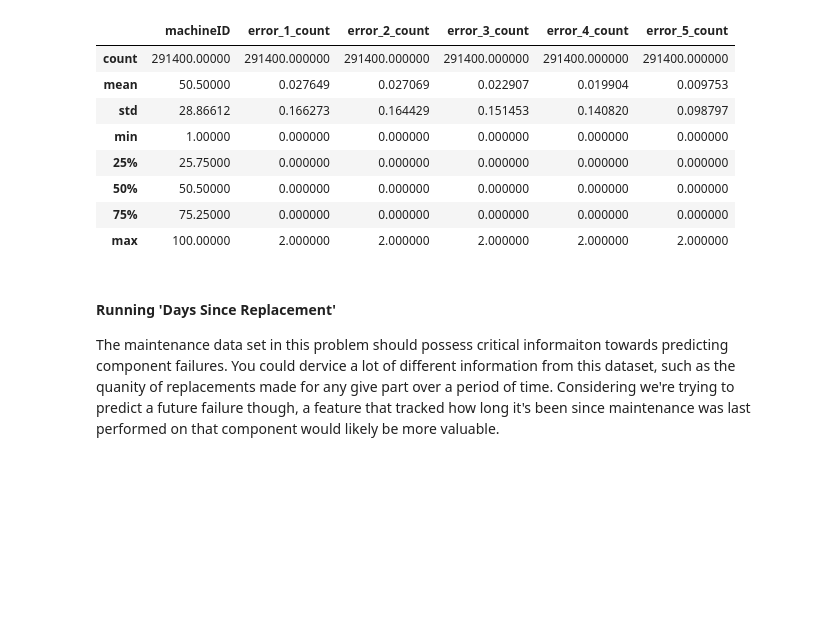
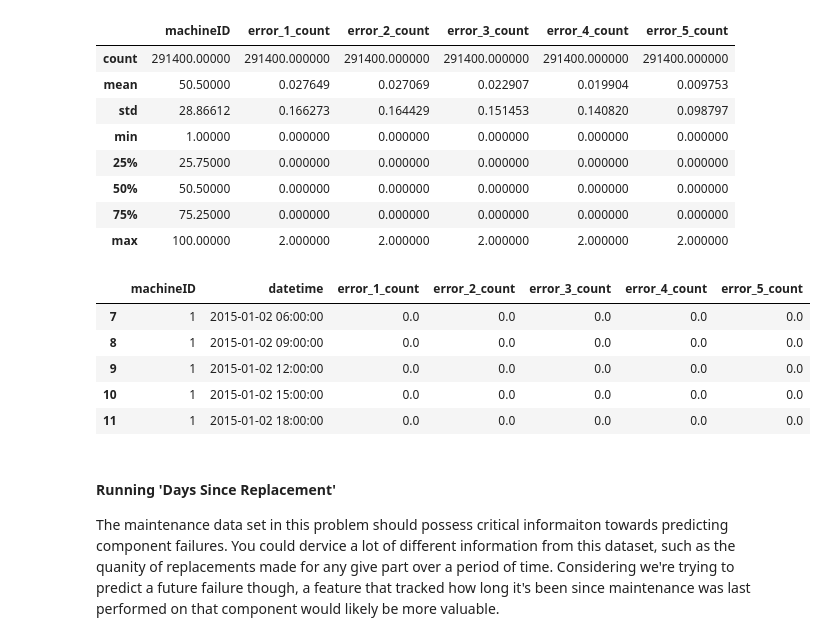
Before and after one commit to 55thSwiss/Kaggle, a Jupyter notebook: MPred/MPred_v2.ipynb, the cells around one changed output. Cells and saved outputs as stored; diff of their text form; code cells hidden in the pictures; blank space fills up the shorter version.

```diff
--- a/MPred/MPred_v2.ipynb
+++ b/MPred/MPred_v2.ipynb
@@ -576,17 +565,19 @@ errorIndex.head()
 temp = []
 features = ['error_%d' % i for i in range(1,6)]
 for column in features:
-    temp.append(pd.pivot_table(errorIndex, index='datetime',
+    temp.append(pd.pivot_table(errorFeatures, index='datetime',
                                columns='machineID', values=column).rolling(window = 24,
                                                                        center = False).sum().resample('3H',
                                                                                                       closed='left',
                                                                                                       label='right',
                                                                                                       how='first').unstack())
-errorIndex = pd.concat(temp, axis = 1)
-errorIndex.columns = [n + '_count' for n in features]
-errorIndex.reset_index(inplace = True)
-errorIndex = errorIndex.dropna()
-errorIndex.describe()
+    # create time slots matching 'sensorData', which is the most complete, and fill empty cells with 0.
+errorFeatures = sensorData[['datetime', 'machineID']].merge(errorFeatures, on=['machineID', 'datetime'], how='left').fillna(0.0)
+errorFeatures = pd.concat(temp, axis = 1)
+errorFeatures.columns = [n + '_count' for n in features]
+errorFeatures.reset_index(inplace = True)
+errorFeatures = errorFeatures.dropna()
+errorFeatures.describe()
 # %% [output]
 |  | machineID | error_1_count | error_2_count | error_3_count | error_4_count | error_5_count |
 | count | 291400.00000 | 291400.000000 | 291400.000000 | 291400.000000 | 291400.000000 | 291400.000000 |
@@ -597,6 +588,15 @@ errorIndex.describe()
 | 50% | 50.50000 | 0.000000 | 0.000000 | 0.000000 | 0.000000 | 0.000000 |
 | 75% | 75.25000 | 0.000000 | 0.000000 | 0.000000 | 0.000000 | 0.000000 |
 | max | 100.00000 | 2.000000 | 2.000000 | 2.000000 | 2.000000 | 2.000000 |
+# %%
+errorFeatures.head(5)
+# %% [output]
+|  | machineID | datetime | error_1_count | error_2_count | error_3_count | error_4_count | error_5_count |
+| 7 | 1 | 2015-01-02 06:00:00 | 0.0 | 0.0 | 0.0 | 0.0 | 0.0 |
+| 8 | 1 | 2015-01-02 09:00:00 | 0.0 | 0.0 | 0.0 | 0.0 | 0.0 |
+| 9 | 1 | 2015-01-02 12:00:00 | 0.0 | 0.0 | 0.0 | 0.0 | 0.0 |
+| 10 | 1 | 2015-01-02 15:00:00 | 0.0 | 0.0 | 0.0 | 0.0 | 0.0 |
+| 11 | 1 | 2015-01-02 18:00:00 | 0.0 | 0.0 | 0.0 | 0.0 | 0.0 |
 # %% [markdown]
 #### Running 'Days Since Replacement'
 The maintenance data set in this problem should possess critical informaiton towards predicting component failures. You could dervice a lot of different information from this dataset, such as the quanity of replacements made for any give part over a period of time. Considering we're trying to predict a future failure though, a feature that tracked how long it's been since maintenance was last performed on that component would likely be more valuable.
```
Also changed, not shown: parts of 24 cells of this notebook.
